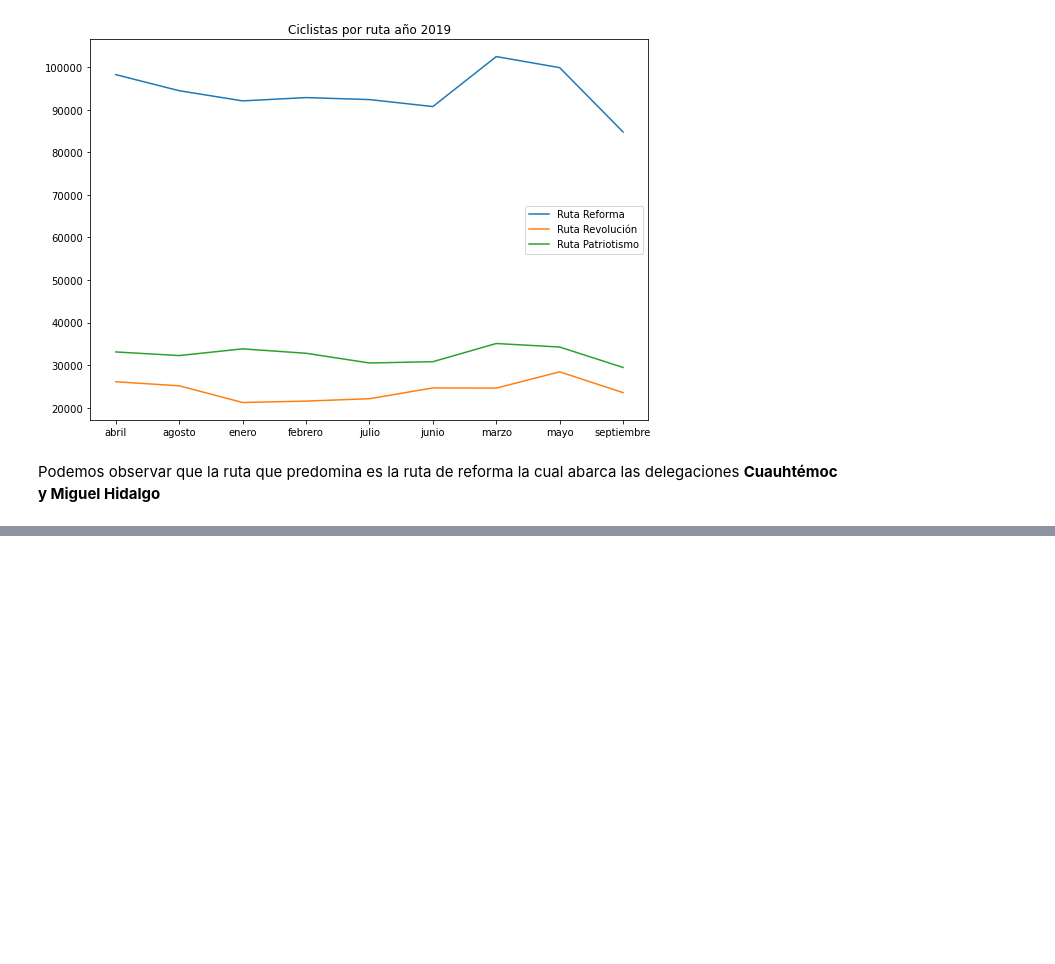
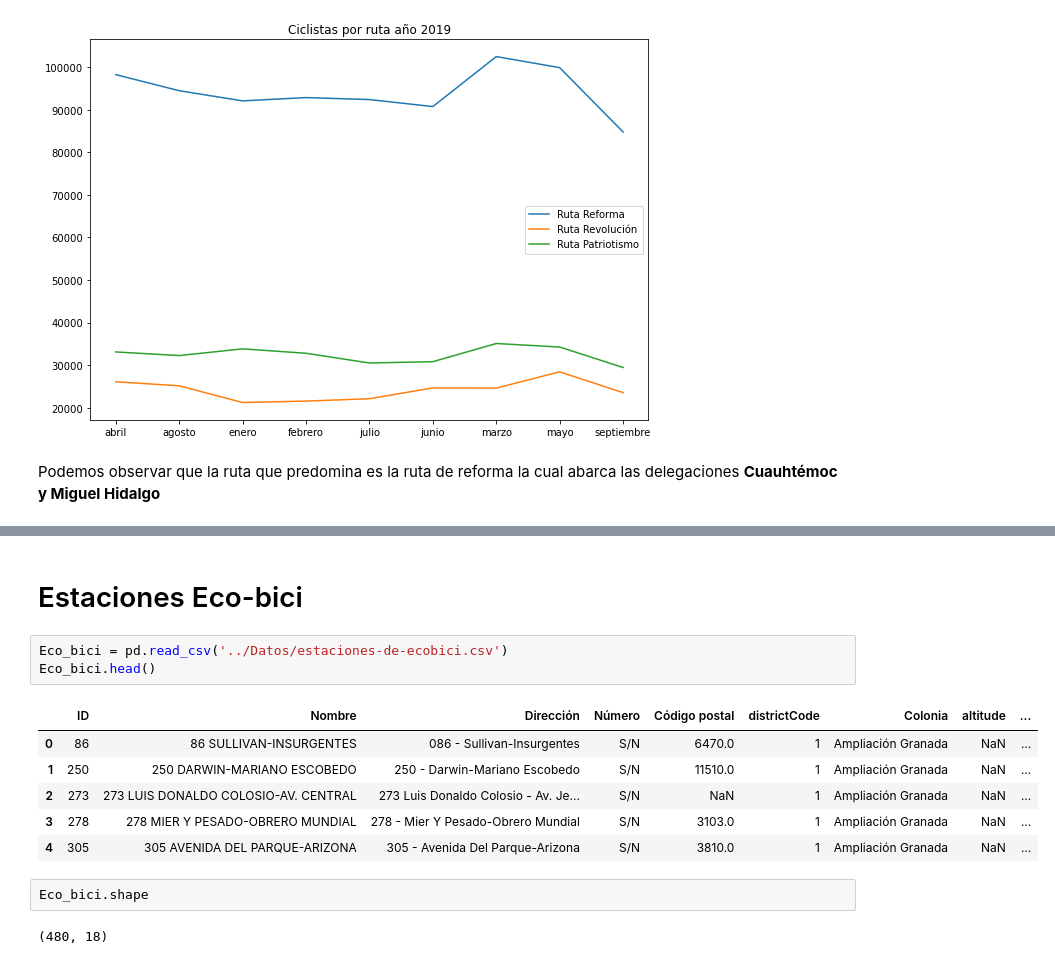
Before and after one commit to JonathanMartignon/Data_CDMX_Un_Aire_No_Tan_Bueno, a Jupyter notebook: Notebook/Aire_CDMX.ipynb, the cells around one changed output, grey strips where cells are left out. Drawn from its saved outputs; the diff is of its cells as text; blank space fills up the shorter version.

```diff
--- a/Notebook/Aire_CDMX.ipynb
+++ b/Notebook/Aire_CDMX.ipynb
@@ -728,0 +1002,16 @@ Podemos observar que la ruta que predomina es la ruta de reforma la cual abarca
+# %% [markdown]
+# Estaciones Eco-bici
+# %%
+Eco_bici = pd.read_csv('../Datos/estaciones-de-ecobici.csv')
+Eco_bici.head()
+# %% [output]
+|  | ID | Nombre | Dirección | Número | Código postal | districtCode | Colonia | altitude | ... |
+| 0 | 86 | 86 SULLIVAN-INSURGENTES | 086 - Sullivan-Insurgentes | S/N | 6470.0 | 1 | Ampliación Granada | NaN | ... |
+| 1 | 250 | 250 DARWIN-MARIANO ESCOBEDO | 250 - Darwin-Mariano Escobedo | S/N | 11510.0 | 1 | Ampliación Granada | NaN | ... |
+| 2 | 273 | 273 LUIS DONALDO COLOSIO-AV. CENTRAL | 273 Luis Donaldo Colosio - Av. Je... | S/N | NaN | 1 | Ampliación Granada | NaN | ... |
+| 3 | 278 | 278 MIER Y PESADO-OBRERO MUNDIAL | 278 - Mier Y Pesado-Obrero Mundial | S/N | 3103.0 | 1 | Ampliación Granada | NaN | ... |
+| 4 | 305 | 305 AVENIDA DEL PARQUE-ARIZONA | 305 - Avenida Del Parque-Arizona | S/N | 3810.0 | 1 | Ampliación Granada | NaN | ... |
+# %%
+Eco_bici.shape
+# %% [output]
+(480, 18)
```
Also changed, not shown: parts of 26 cells of this notebook.
